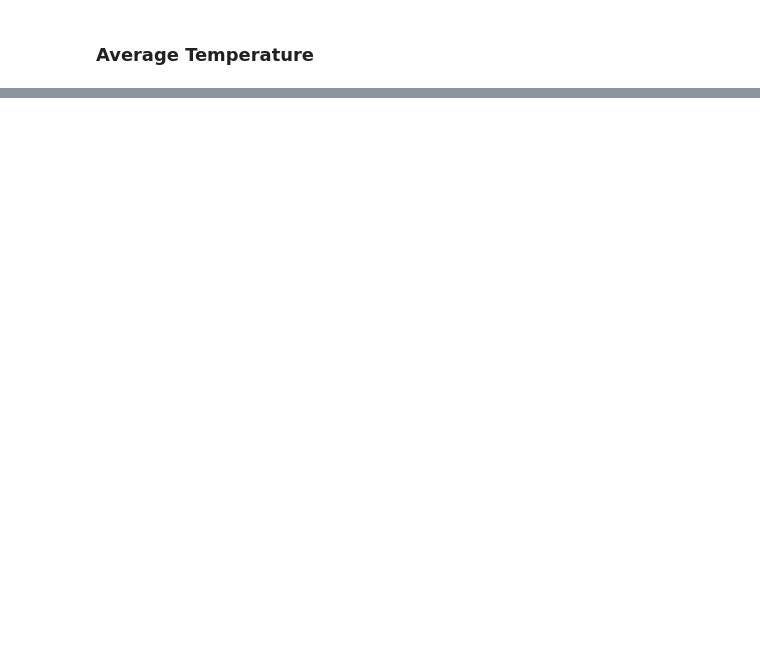
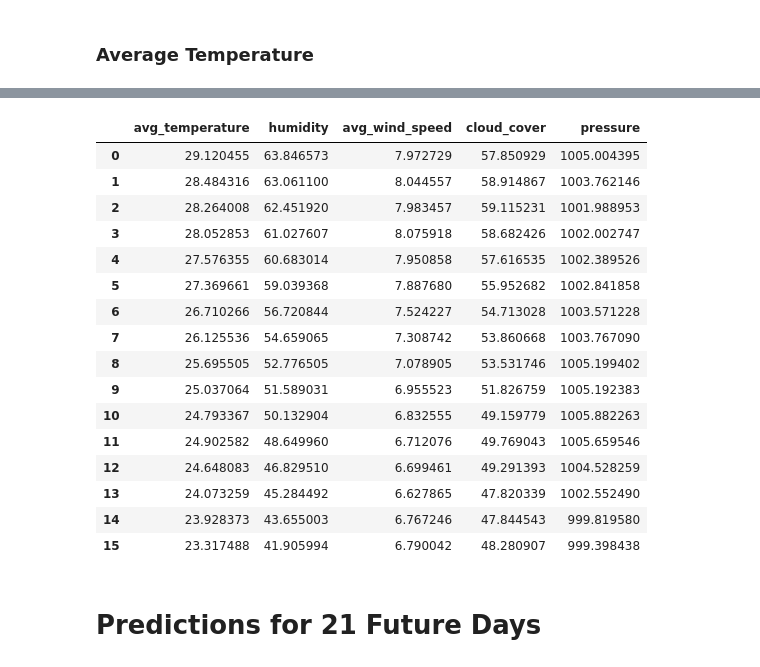
Before and after one commit to OptiMinders-IntelliHack5/Intellihack_OptiMinders_Task1, a Jupyter notebook: task_1.ipynb, the cells around one changed output, grey strips where cells are left out. Cells and saved outputs as stored; diff of their text form; code cells hidden in the pictures; blank space fills up the shorter version.

Commit message:
Error while getting predictions for next 21 days

```diff
--- a/task_1.ipynb
+++ b/task_1.ipynb
@@ -267,0 +432,9 @@ temp_test.plot(legend=True)
+# %%
+# Function to create sequences
+def create_sequences(data, seq_length):
+    sequences = []
+    labels = []
+    for i in range(len(data) - seq_length):
+        sequences.append(data[i:i + seq_length])
+        labels.append(data[i + seq_length])
+    return np.array(sequences), np.array(labels)
@@ -267,0 +497,2 @@ temp_test.plot(legend=True)
+# %%
+avg_temperature = time_series_forecasting('avg_temperature')
@@ -267,0 +542,3 @@ temp_test.plot(legend=True)
+# %%
+predictions['avg_temperature'] = avg_temperature
+predictions
@@ -267,0 +563,5 @@ temp_test.plot(legend=True)
+# %%
+predictions['humidity'] = time_series_forecasting('humidity')
+predictions['avg_wind_speed'] = time_series_forecasting('avg_wind_speed')
+predictions['cloud_cover'] = time_series_forecasting('cloud_cover')
+predictions['pressure'] = time_series_forecasting('pressure')
@@ -267,0 +638,22 @@ temp_test.plot(legend=True)
+# %%
+predictions
+# %% [output]
+|  | avg_temperature | humidity | avg_wind_speed | cloud_cover | pressure |
+| 0 | 29.120455 | 63.846573 | 7.972729 | 57.850929 | 1005.004395 |
+| 1 | 28.484316 | 63.061100 | 8.044557 | 58.914867 | 1003.762146 |
+| 2 | 28.264008 | 62.451920 | 7.983457 | 59.115231 | 1001.988953 |
+| 3 | 28.052853 | 61.027607 | 8.075918 | 58.682426 | 1002.002747 |
+| 4 | 27.576355 | 60.683014 | 7.950858 | 57.616535 | 1002.389526 |
+| 5 | 27.369661 | 59.039368 | 7.887680 | 55.952682 | 1002.841858 |
+| 6 | 26.710266 | 56.720844 | 7.524227 | 54.713028 | 1003.571228 |
+| 7 | 26.125536 | 54.659065 | 7.308742 | 53.860668 | 1003.767090 |
+| 8 | 25.695505 | 52.776505 | 7.078905 | 53.531746 | 1005.199402 |
+| 9 | 25.037064 | 51.589031 | 6.955523 | 51.826759 | 1005.192383 |
+| 10 | 24.793367 | 50.132904 | 6.832555 | 49.159779 | 1005.882263 |
+| 11 | 24.902582 | 48.649960 | 6.712076 | 49.769043 | 1005.659546 |
+| 12 | 24.648083 | 46.829510 | 6.699461 | 49.291393 | 1004.528259 |
+| 13 | 24.073259 | 45.284492 | 6.627865 | 47.820339 | 1002.552490 |
+| 14 | 23.928373 | 43.655003 | 6.767246 | 47.844543 | 999.819580 |
+| 15 | 23.317488 | 41.905994 | 6.790042 | 48.280907 | 999.398438 |
+# %% [markdown]
+# Predictions for 21 Future Days
```
Also changed, not shown: parts of 50 cells of this notebook.
